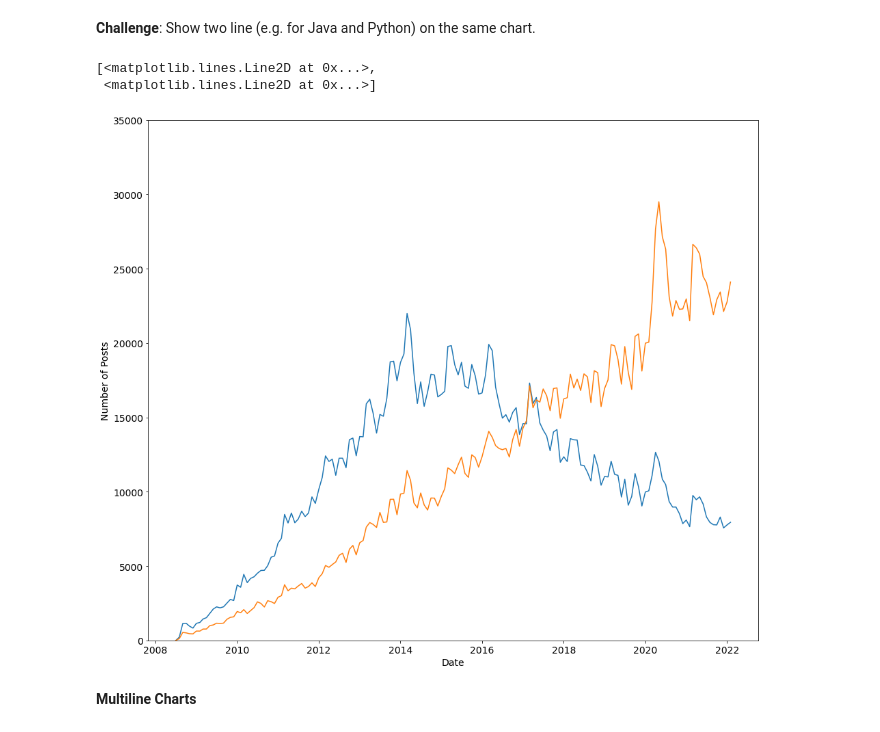
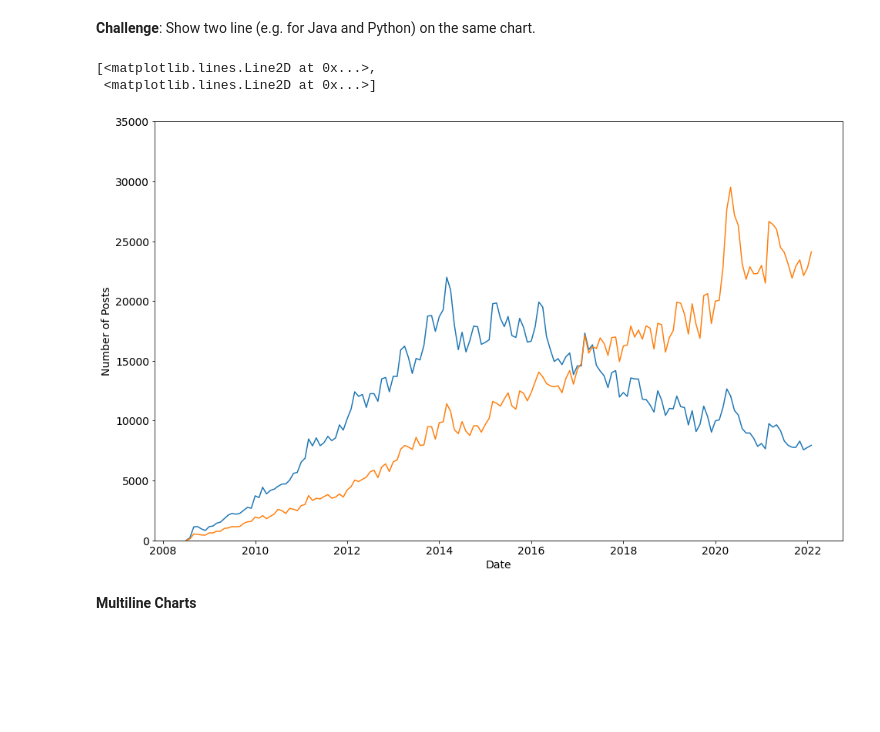
Before and after one commit to zoard-ehmann/100-days-of-python, a Jupyter notebook: Day72/Data_Visualisation/Programming_Languages.ipynb, the cells around one changed output. Saved outputs shown, nothing was run; the diff lists cells and outputs as text; code cells hidden in the pictures; blank space fills up the shorter version.

```diff
--- a/Day72/Data_Visualisation/Programming_Languages.ipynb
+++ b/Day72/Data_Visualisation/Programming_Languages.ipynb
@@ -246,17 +246,17 @@ plt.plot(reshaped_df.index, reshaped_df.java)
 # %% [markdown]
 **Challenge**: Show two line (e.g. for Java and Python) on the same chart.
 # %%
-plt.figure(figsize=(16,14))
+plt.figure(figsize=(16,10))
 plt.xticks(fontsize=14)
 plt.yticks(fontsize=14)
 plt.xlabel('Date', fontsize=14)
 plt.ylabel('Number of Posts', fontsize=14)
 plt.ylim(0, 35000)
 plt.plot(reshaped_df.index, reshaped_df.java, reshaped_df.python)
 # %% [output]
 [<matplotlib.lines.Line2D at 0x...>,
  <matplotlib.lines.Line2D at 0x...>]
-[figure, old version]
+[figure, new version]
 # %% [markdown]
 **Multiline Charts**
 # %%
```
Also changed, not shown: parts of 7 cells of this notebook.
